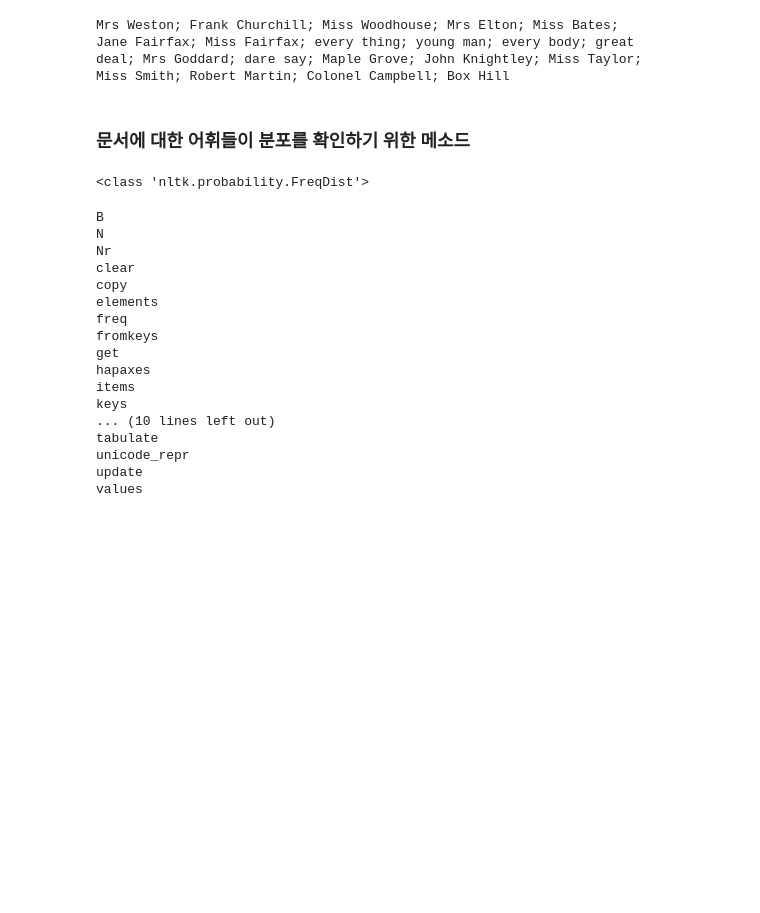
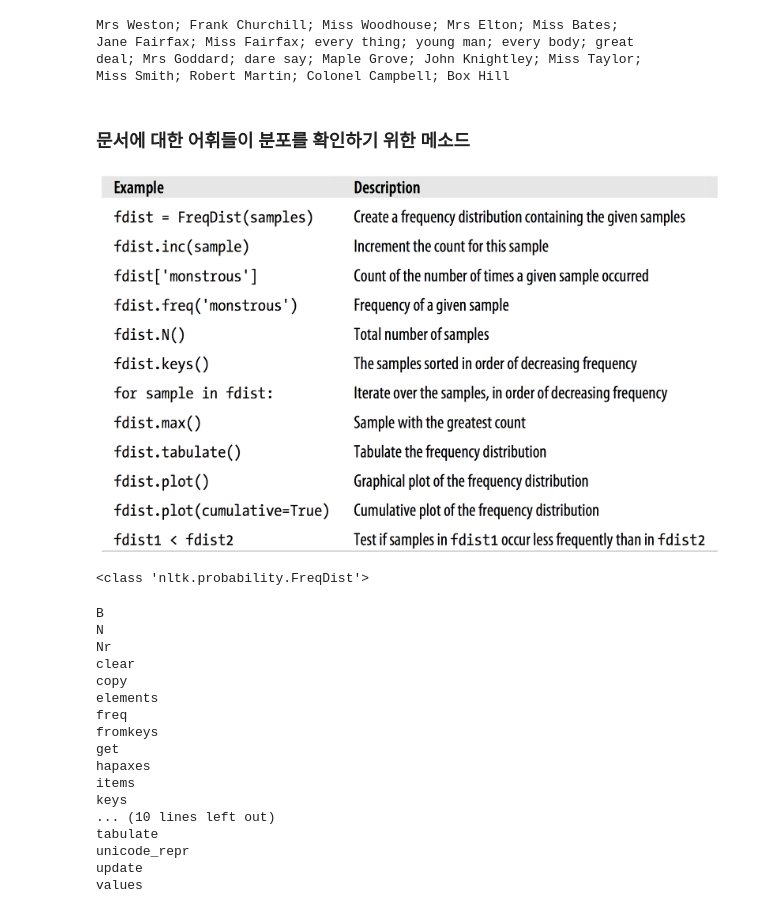
Before and after one commit to zerosum99/python_nltk, a Jupyter notebook: corpus 모듈 이해하기 gutenberg.ipynb, the cells around one changed output. Saved outputs shown, nothing was run; the diff lists cells and outputs as text; code cells hidden in the pictures; blank space fills up the shorter version.

```diff
--- a/corpus 모듈 이해하기 gutenberg.ipynb
+++ b/corpus 모듈 이해하기 gutenberg.ipynb
@@ -260,6 +260,11 @@ deal; Mrs Goddard; dare say; Maple Grove; John Knightley; Miss Taylor;
 Miss Smith; Robert Martin; Colonel Campbell; Box Hill
 # %% [markdown]
 ### 문서에 대한 어휘들이 분포를 확인하기 위한 메소드
+# %%
+from IPython.display import Image
+Image(filename='FreqDist.png')
+# %% [output]
+[figure, added]
 # %%
 print(type(emmaText.vocab()))
 # %% [output]
```
Also changed, not shown: parts of 21 cells of this notebook, 3 other files.
